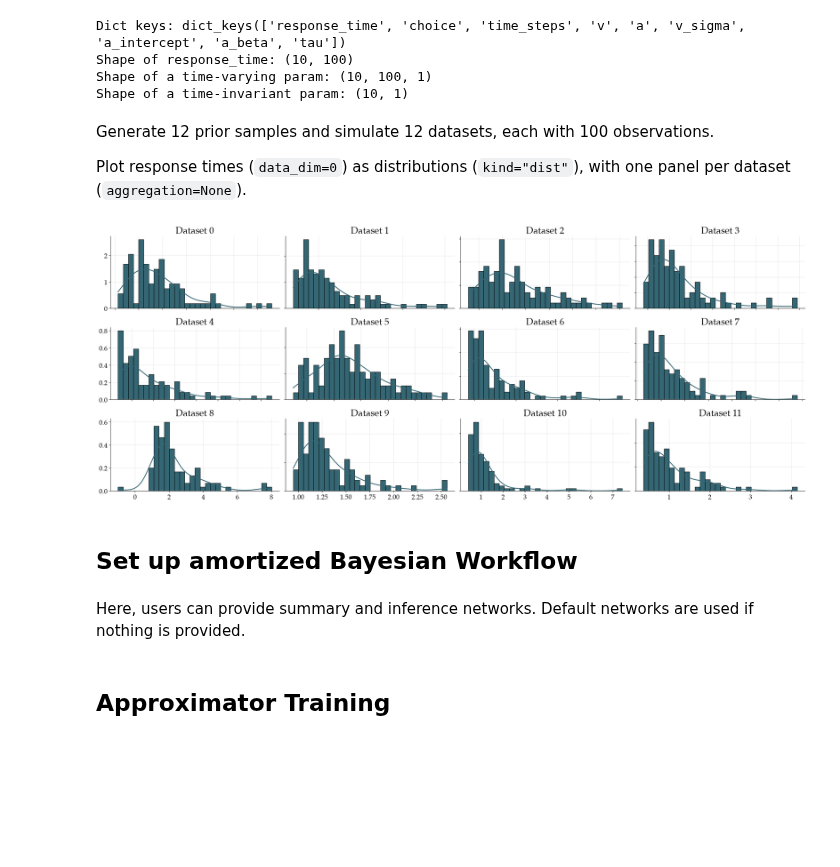
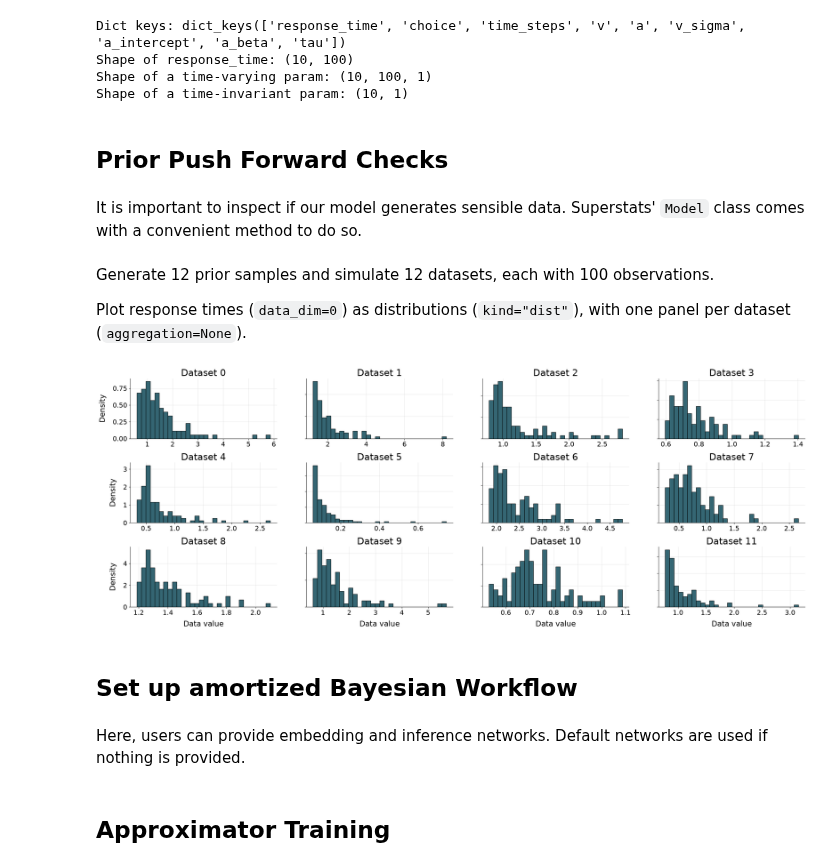
Before and after one commit to LuSchumacher/superstats, a Jupyter notebook: examples/minimal_workflow_demo.ipynb, the cells around one changed output. Saved outputs shown, nothing was run; the diff lists cells and outputs as text; code cells hidden in the pictures; blank space fills up the shorter version.

```diff
--- a/examples/minimal_workflow_demo.ipynb
+++ b/examples/minimal_workflow_demo.ipynb
@@ -49,7 +46,8 @@ joint_prior = sup.JointPrior(
     v = sup.transition.RandomWalk(bounds=(-6.0, 6.0)),
     a = sup.transition.Linear(
         bounds=(0.2, 4.0),
-        intercept=sup.Prior("normal", loc=2.0, scale=0.5)
+        intercept=sup.Prior("normal", loc=2.0, scale=0.5),
+        beta=sup.Prior("normal", loc=0.0, scale=1.0)
     ),
     tau = sup.Prior("halfnormal", scale=0.5),
     bias = 0.5
@@ -73,7 +73,7 @@ Similarly, we can specify a contamination process (`contamination="random_choice
 # %%
-generative_model = sup.GenerativeModel(
+model = sup.Model(
     prior=joint_prior,
-    model=obs_model,
+    simulator=obs_model,
     missing=None,
     contamination=None
 )
@@ -94,21 +94,25 @@ Dict keys: dict_keys(['response_time', 'choice', 'time_steps', 'v', 'a', 'v_sigm
 Shape of response_time: (10, 100)
 Shape of a time-varying param: (10, 100, 1)
 Shape of a time-invariant param: (10, 1)
+# %% [markdown]
+## Prior Push Forward Checks
+# %% [markdown]
+It is important to inspect if our model generates sensible data. Superstats' `Model` class comes with a convenient method to do so.
 # %% [markdown]
 Generate 12 prior samples and simulate 12 datasets, each with 100 observations.
 
 Plot response times (`data_dim=0`) as distributions (`kind="dist"`), with one panel per dataset (`aggregation=None`).
 # %%
-fig = generative_model.plot_push_forward(
-    num_sim=12,
+fig = model.plot_push_forward(
+    batch_size=12,
     num_steps=NUM_STEPS,
     data_dim=0,
     kind="dist",
-    aggregation=None,
-    num_cols=4
+    num_bins=30,
+    aggregation=None
 )
 # %% [output]
-[figure, old version]
+[figure, new version]
 # %% [markdown]
 ## Set up amortized Bayesian Workflow
 # %%
@@ -119,7 +123,7 @@ workflow = sup.Workflow(
     inference_network="coupling"
 )
 # %% [markdown]
-Here, users can provide summary and inference networks. Default networks are used if nothing is provided.
+Here, users can provide embedding and inference networks. Default networks are used if nothing is provided.
 # %% [markdown]
 ## Approximator Training
 # %% [markdown]
```
Also changed, not shown: parts of 26 cells of this notebook, 1 other file.
